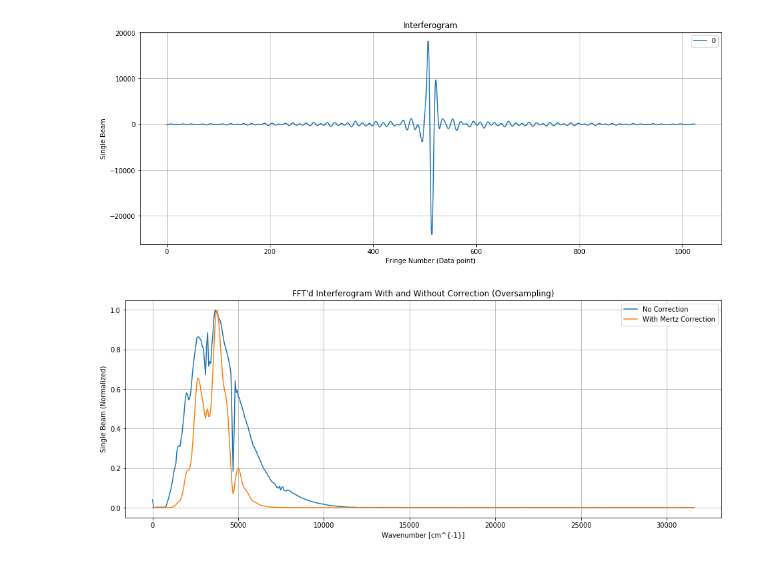
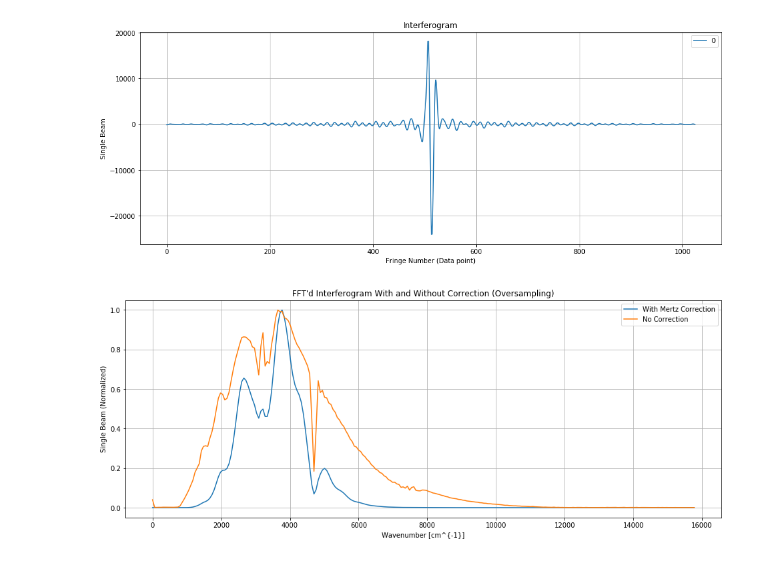
Before and after one commit to estherlin/enph352, a Jupyter notebook: data/lab1/analysis.ipynb, the cells around one changed output. Drawn from its saved outputs; the diff is of its cells as text; code cells hidden in the pictures.

```diff
--- a/data/lab1/analysis.ipynb
+++ b/data/lab1/analysis.ipynb
@@ -31,6 +31,16 @@ class Interferogram:
         dir: directory holding data file
         filename: filename holding data
         datestamp: datestamp recording when data was taken
+        res: resolution of scan
+        vel: mirror velocity of scan
+        LP: low pass frequency of scan
+        HP: high pass frequency of scan
+        gain: gain of scan
+        raw_data: parsed interferogram acquisitions of scan
+        num_acq: number of acquisitions of scan
+        num_pts: number of points of each acquistion in scan
+        wavenumbers: wavenumber axis for each acquisiton
+        spectra: fourier transformed spectra with mertz correction
     """
 
     def __init__(self, DIR, filename, sampling=2):
@@ -176,6 +186,11 @@ class Interferogram:
         FFT requires number of points in the interferogram be a power of 2.
         If it is not, then the size of the array is increased to the next higher power of 2
         and the added points are set to 0.
+
+        Args:
+            data: interferogram to be filled
+        Returns:
+            A numpy array of filled interferogram
         """
         for i in range(10, len(POWERS2)):
             if POWERS2[i] >= len(data):
@@ -289,13 +306,14 @@ plt.show()
 # %%
 # The FT'd result
 plt.figure()
-plt.plot(curr.wavenumbers[0], np.absolute(np.fft.fft(curr.raw_data[0]))[:len(curr.wavenumbers[0])]/np.max(np.absolute(np.fft.fft(curr.raw_data[0]))), label="No Correction")
-plt.plot(curr.wavenumbers[0], curr.spectra[0][:len(curr.wavenumbers[0])]/np.max(curr.spectra[0]), label="With Mertz Correction")
+ind = int(len(curr.wavenumbers[0])/2)
+plt.plot(curr.wavenumbers[0][:ind], curr.spectra[0][:ind]/np.max(curr.spectra[0]), label="With Mertz Correction")
+plt.plot(curr.wavenumbers[0][:ind], np.absolute(np.fft.fft(curr.raw_data[0]))[:ind]/np.max(np.absolute(np.fft.fft(curr.raw_data[0]))), label="No Correction")
 plt.grid(True)
 plt.xlabel("Wavenumber [cm^{-1}]")
 plt.ylabel("Single Beam (Normalized)")
 plt.title("FFT'd Interferogram With and Without Correction (Oversampling)")
 plt.legend()
 plt.show()
 # %% [output]
-[figure, old version]
+[figure, new version]
```
Also changed, not shown: parts of 4 cells of this notebook, 5 other files.
